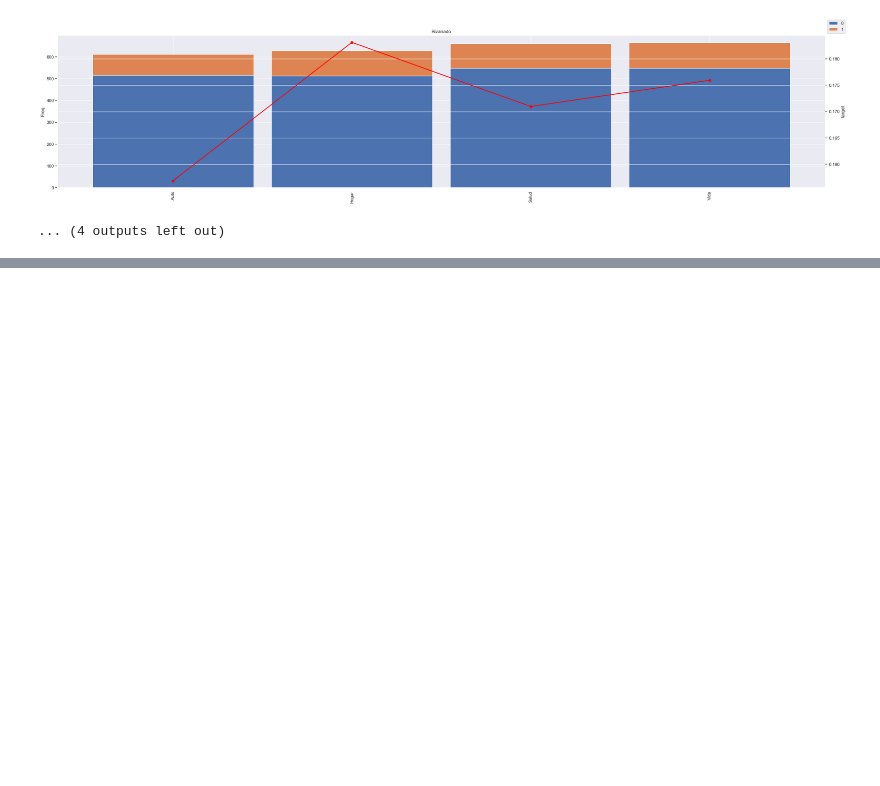
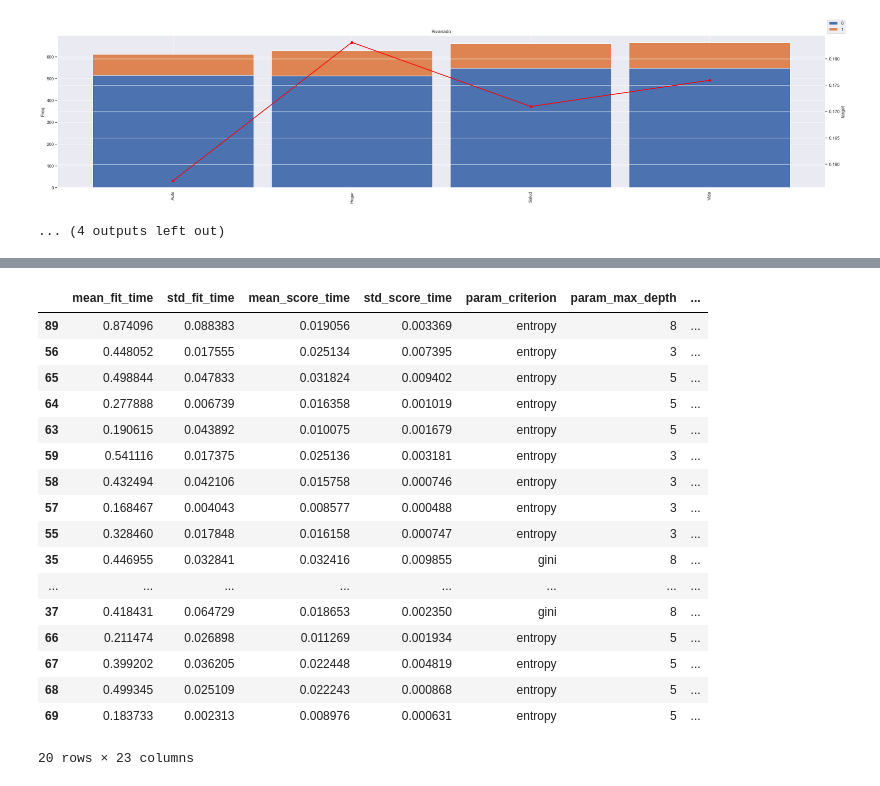
Before and after one commit to larenwell/ds-ml-insurance-claim-challenge, a Jupyter notebook: code/solution.ipynb, the cells around one changed output, grey strips where cells are left out. Drawn from its saved outputs; the diff is of its cells as text; code cells hidden in the pictures; blank space fills up the shorter version.

```diff
--- a/code/solution.ipynb
+++ b/code/solution.ipynb
@@ -977,0 +1068,6 @@ memory usage: 401.1+ KB
+# %%
+X_train,X_test,y_train,y_test = train_test_split(X_data,
+                                                 y_data,
+                                                 train_size = 0.7,
+                                                 random_state = 20,
+                                                 stratify = y_data)
@@ -977,0 +1086,2 @@ memory usage: 401.1+ KB
+# %%
+skf = StratifiedKFold(n_splits= 5,shuffle=True, random_state = 49)
@@ -977,0 +1090,22 @@ memory usage: 401.1+ KB
+# %%
+# Grid de hiperparámetros evaluados
+from sklearn.model_selection import GridSearchCV
+
+param_grid = {'n_estimators': [50,100,150],
+              'max_features': [5,8,10,15,20],
+              'max_depth'   : [3,5,8],
+              'criterion'   : ['gini', 'entropy']
+             }
+# %%
+# Búsqueda por grid search con validación cruzada
+grid = GridSearchCV(
+        estimator  = RandomForestClassifier(random_state = 49),
+        param_grid = param_grid,
+        scoring    = 'accuracy',
+        n_jobs     = - 1,
+        cv         = skf,
+        refit      = True,
+        return_train_score = True
+       )
+
+grid.fit(X = X_train, y = y_train)
@@ -977,0 +1120,24 @@ memory usage: 401.1+ KB
+# %%
+# Resultados
+resultados = pd.DataFrame(grid.cv_results_)
+resultados.drop(columns = 'params',inplace=True)
+resultados.sort_values('mean_test_score',ascending=False).head(20)
+# %% [output]
+|  | mean_fit_time | std_fit_time | mean_score_time | std_score_time | param_criterion | param_max_depth | ... |
+| 89 | 0.874096 | 0.088383 | 0.019056 | 0.003369 | entropy | 8 | ... |
+| 56 | 0.448052 | 0.017555 | 0.025134 | 0.007395 | entropy | 3 | ... |
+| 65 | 0.498844 | 0.047833 | 0.031824 | 0.009402 | entropy | 5 | ... |
+| 64 | 0.277888 | 0.006739 | 0.016358 | 0.001019 | entropy | 5 | ... |
+| 63 | 0.190615 | 0.043892 | 0.010075 | 0.001679 | entropy | 5 | ... |
+| 59 | 0.541116 | 0.017375 | 0.025136 | 0.003181 | entropy | 3 | ... |
+| 58 | 0.432494 | 0.042106 | 0.015758 | 0.000746 | entropy | 3 | ... |
+| 57 | 0.168467 | 0.004043 | 0.008577 | 0.000488 | entropy | 3 | ... |
+| 55 | 0.328460 | 0.017848 | 0.016158 | 0.000747 | entropy | 3 | ... |
+| 35 | 0.446955 | 0.032841 | 0.032416 | 0.009855 | gini | 8 | ... |
+| ... | ... | ... | ... | ... | ... | ... | ... |
+| 37 | 0.418431 | 0.064729 | 0.018653 | 0.002350 | gini | 8 | ... |
+| 66 | 0.211474 | 0.026898 | 0.011269 | 0.001934 | entropy | 5 | ... |
+| 67 | 0.399202 | 0.036205 | 0.022448 | 0.004819 | entropy | 5 | ... |
+| 68 | 0.499345 | 0.025109 | 0.022243 | 0.000868 | entropy | 5 | ... |
+| 69 | 0.183733 | 0.002313 | 0.008976 | 0.000631 | entropy | 5 | ... |
+20 rows × 23 columns
```
Also changed, not shown: parts of 38 cells of this notebook.
